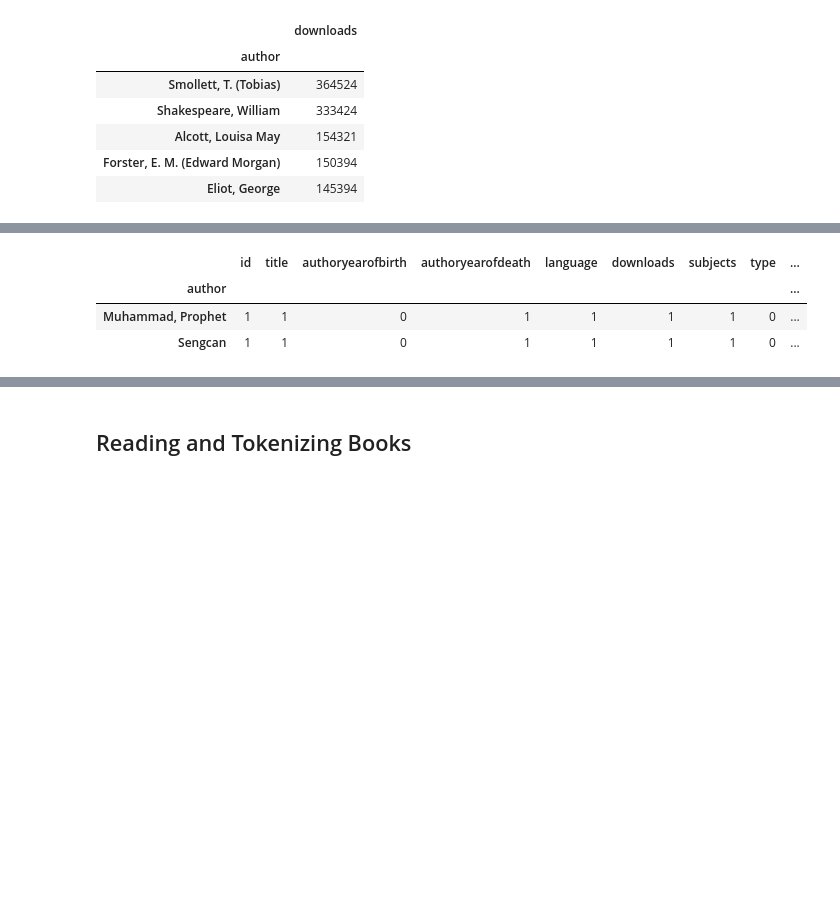
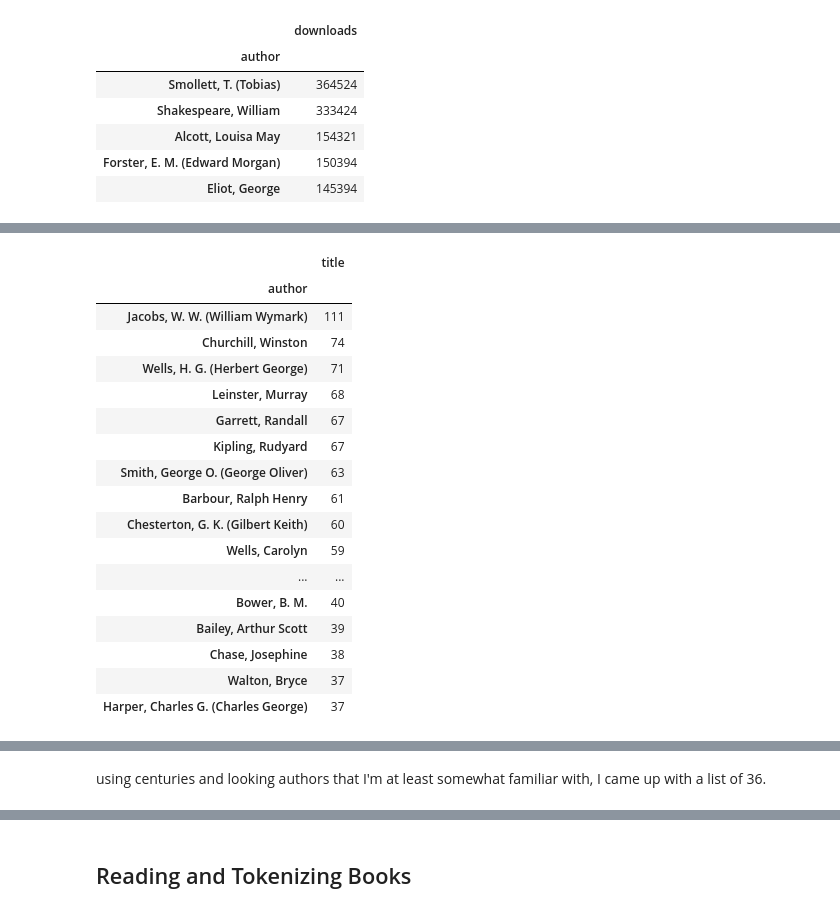
Before and after one commit to tomoumer/discovery_of_writing_differences, a Jupyter notebook: notebooks/data_exploration.ipynb, the cells around one changed output, grey strips where cells are left out. Drawn from its saved outputs; the diff is of its cells as text; code cells hidden in the pictures; blank space fills up the shorter version.

Commit message:
choosing authors and fixing representation

```diff
--- a/notebooks/data_exploration.ipynb
+++ b/notebooks/data_exploration.ipynb
@@ -285,13 +285,31 @@ NaN              4573
  8.0                1
 dtype: int64
 # %%
-cte = 6.0
+cte = 19.0
 
-display(library_en.loc[library_en['authorcentury'] == cte].groupby('author').count())
+display(library_en.loc[library_en['authorcentury'] == cte].groupby('author')[['title']].count().sort_values(by='title',ascending=False).head(30)) #
 
-display(library_en.loc[library_en['authorcentury'] == cte])
+display(library_en.loc[library_en['authorcentury'] == cte].groupby('author')[['downloads']].sum().sort_values(by='downloads',ascending=False).head(30))
+
+
+#display(library_en.loc[(library_en['authorcentury'] == cte) & (library_en['author'] == 'Flaubert, Gustave')])
+#display(library_en.loc[(library_en['authorcentury'] == cte)])
 # %% [output]
-|  | id | title | authoryearofbirth | authoryearofdeath | language | downloads | subjects | type | ... |
-| author |  |  |  |  |  |  |  |  | ... |
-| Muhammad, Prophet | 1 | 1 | 0 | 1 | 1 | 1 | 1 | 0 | ... |
-| Sengcan | 1 | 1 | 0 | 1 | 1 | 1 | 1 | 0 | ... |
+|  | title |
+| author |  |
+| Jacobs, W. W. (William Wymark) | 111 |
+| Churchill, Winston | 74 |
+| Wells, H. G. (Herbert George) | 71 |
+| Leinster, Murray | 68 |
+| Garrett, Randall | 67 |
+| Kipling, Rudyard | 67 |
+| Smith, George O. (George Oliver) | 63 |
+| Barbour, Ralph Henry | 61 |
+| Chesterton, G. K. (Gilbert Keith) | 60 |
+| Wells, Carolyn | 59 |
+| ... | ... |
+| Bower, B. M. | 40 |
+| Bailey, Arthur Scott | 39 |
+| Chase, Josephine | 38 |
+| Walton, Bryce | 37 |
+| Harper, Charles G. (Charles George) | 37 |
@@ -306,0 +334,2 @@ display(library_en.loc[library_en['authorcentury'] == cte])
+# %% [markdown]
+using centuries and looking authors that I'm at least somewhat familiar with, I came up with a list of 36.
```
Also changed, not shown: parts of 43 cells of this notebook.
